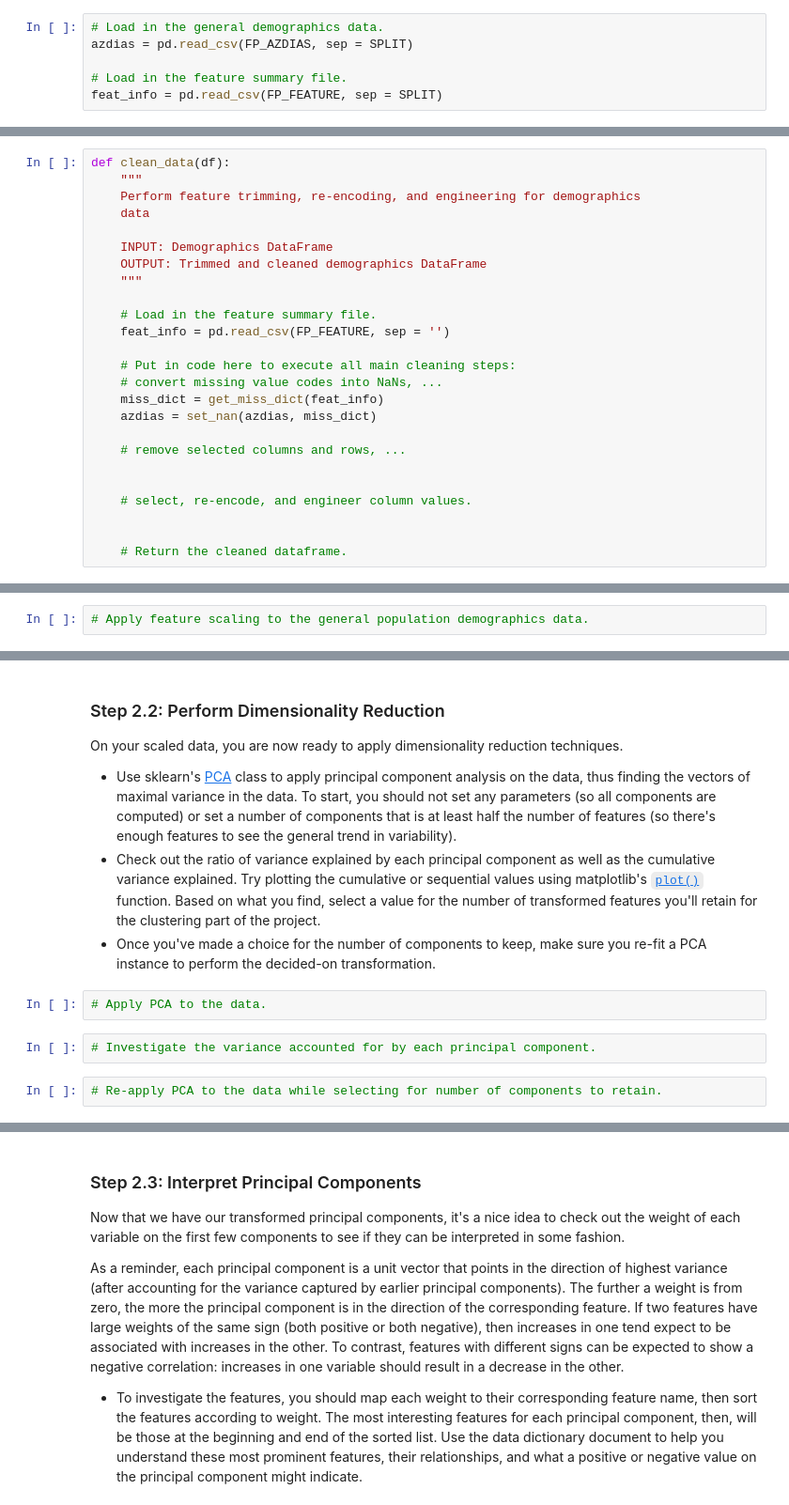
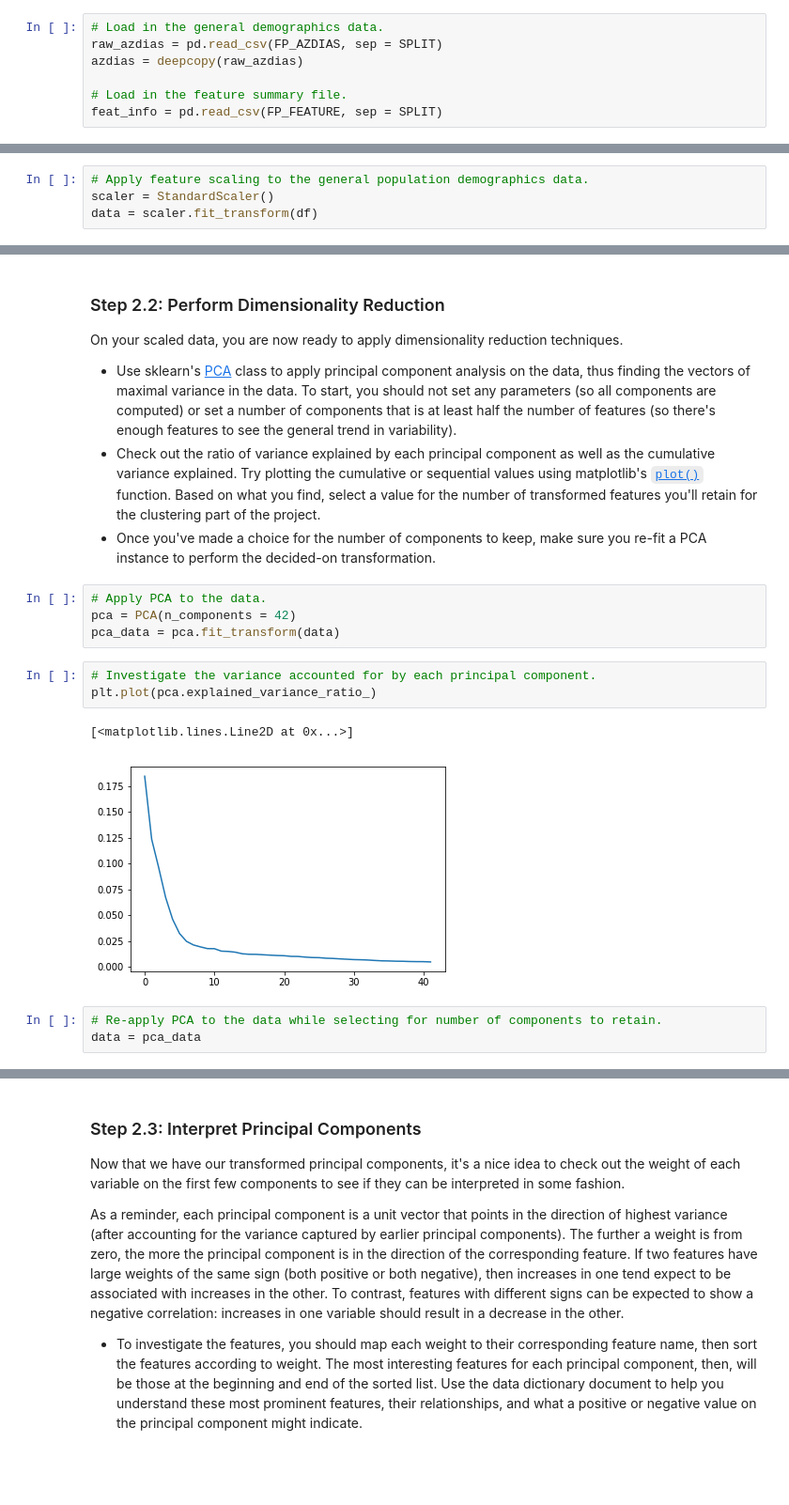
Before and after one commit to kylechenoO/Identify_Customer_Segments, a Jupyter notebook: Identify_Customer_Segments.ipynb, the cells around one changed output, grey strips where cells are left out. Shown: that part at 94% size. Drawn from its saved outputs; the diff is of its cells as text; blank space fills up the shorter version.

```diff
--- a/Identify_Customer_Segments.ipynb
+++ b/Identify_Customer_Segments.ipynb
@@ -45,7 +49,8 @@ FP_CUSTOMERS = '{}/Udacity_CUSTOMERS_Subset.csv'.format(datadir)
 FP_FEATURE = '{}/AZDIAS_Feature_Summary.csv'.format(datadir)
 # %%
 # Load in the general demographics data.
-azdias = pd.read_csv(FP_AZDIAS, sep = SPLIT)
+raw_azdias = pd.read_csv(FP_AZDIAS, sep = SPLIT)
+azdias = deepcopy(raw_azdias)
 
 # Load in the feature summary file.
 feat_info = pd.read_csv(FP_FEATURE, sep = SPLIT)
@@ -450,28 +455,3 @@ azdias.drop(['CAMEO_INTL_2015'], axis = 1, inplace = True)
 ### Step 1.3: Create a Cleaning Function
 
 Even though you've finished cleaning up the general population demographics data, it's important to look ahead to the future and realize that you'll need to perform the same cleaning steps on the customer demographics data. In this substep, complete the function below to execute the main feature selection, encoding, and re-engineering steps you performed above. Then, when it comes to looking at the customer data in Step 3, you can just run this function on that DataFrame to get the trimmed dataset in a single step.
-# %%
-def clean_data(df):
-    """
-    Perform feature trimming, re-encoding, and engineering for demographics
-    data
-
-    INPUT: Demographics DataFrame
-    OUTPUT: Trimmed and cleaned demographics DataFrame
-    """
-
-    # Load in the feature summary file.
-    feat_info = pd.read_csv(FP_FEATURE, sep = '')
-
-    # Put in code here to execute all main cleaning steps:
-    # convert missing value codes into NaNs, ...
-    miss_dict = get_miss_dict(feat_info)
-    azdias = set_nan(azdias, miss_dict)
-
-    # remove selected columns and rows, ...
-
-
-    # select, re-encode, and engineer column values.
-
-
-    # Return the cleaned dataframe.
@@ -491,2 +590,4 @@ Before we apply dimensionality reduction techniques to the data, we need to perf
 # %%
 # Apply feature scaling to the general population demographics data.
+scaler = StandardScaler()
+data = scaler.fit_transform(df)
@@ -504,7 +605,14 @@ On your scaled data, you are now ready to apply dimensionality reduction techniq
 - Once you've made a choice for the number of components to keep, make sure you re-fit a PCA instance to perform the decided-on transformation.
 # %%
 # Apply PCA to the data.
+pca = PCA(n_components = 42)
+pca_data = pca.fit_transform(data)
 # %%
 # Investigate the variance accounted for by each principal component.
+plt.plot(pca.explained_variance_ratio_)
+# %% [output]
+[<matplotlib.lines.Line2D at 0x...>]
+[figure, added]
 # %%
 # Re-apply PCA to the data while selecting for number of components to retain.
+data = pca_data
```
Also changed, not shown: parts of 27 cells of this notebook, 1 other file.
